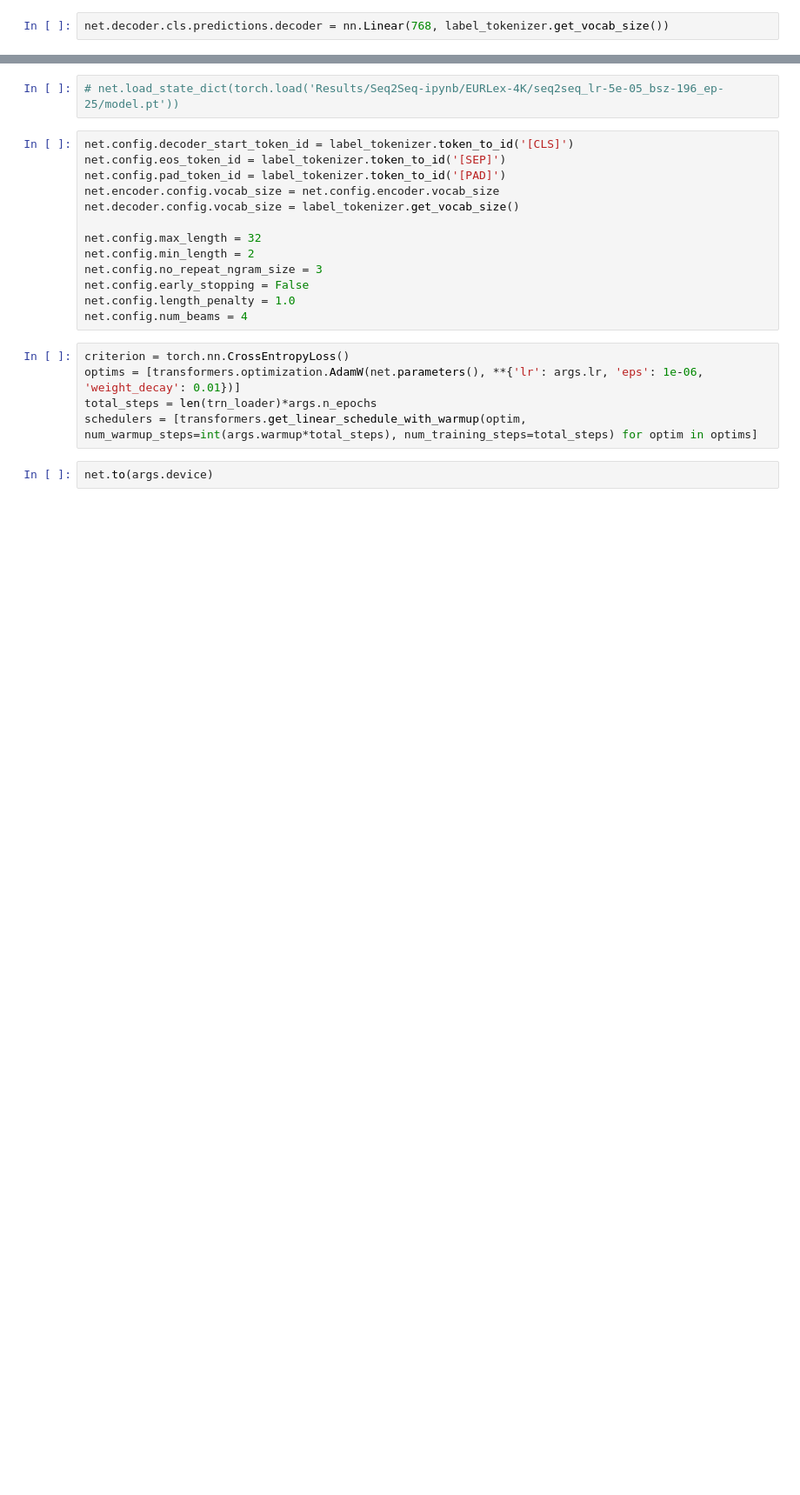
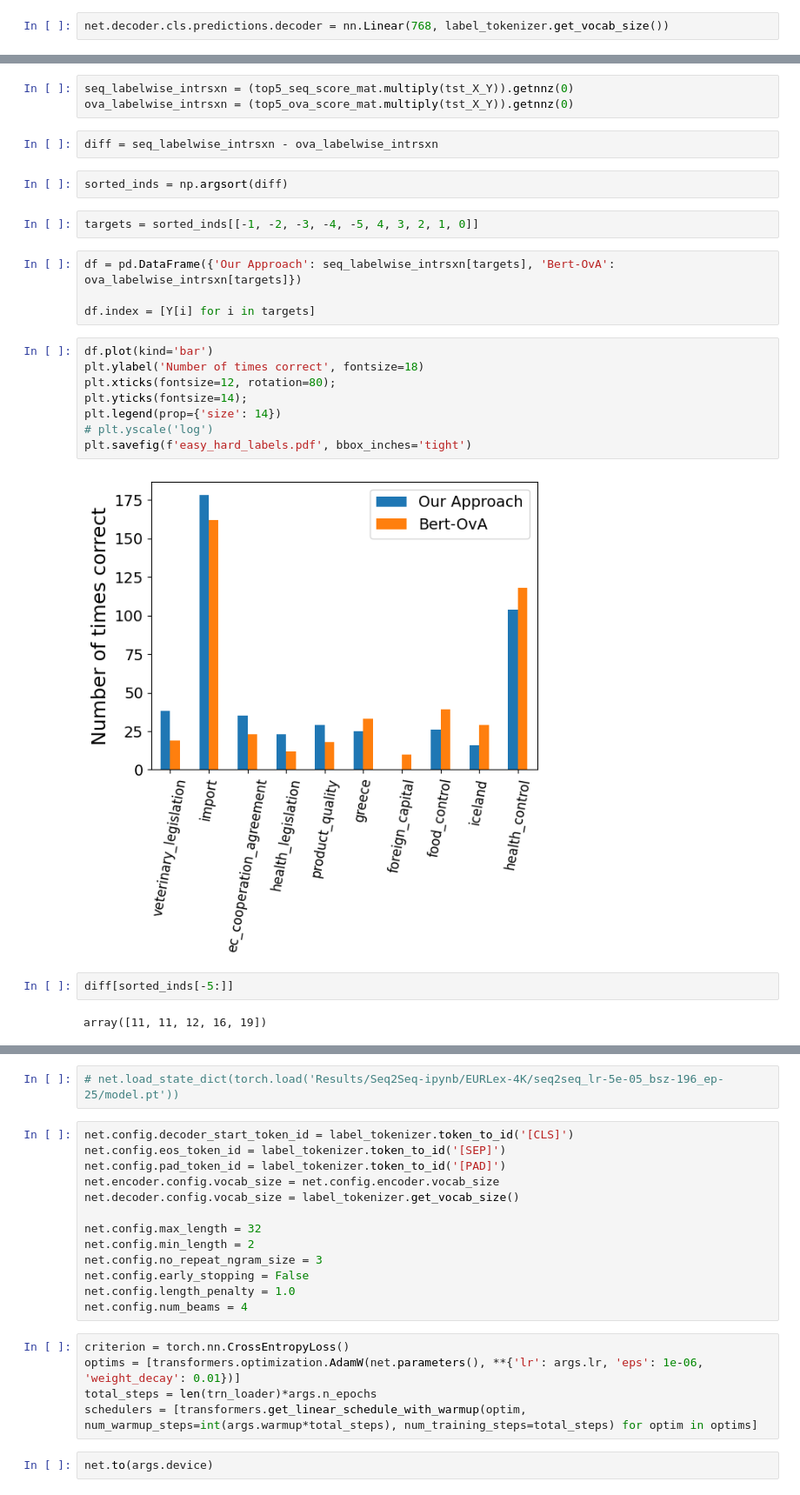
Before and after one commit to nilesh2797/NLP-project, a Jupyter notebook: seq2seq.ipynb, the cells around one changed output, grey strips where cells are left out. Shown at 87% size. Drawn from its saved outputs; the diff is of its cells as text; blank space fills up the shorter version.

```diff
--- a/seq2seq.ipynb
+++ b/seq2seq.ipynb
@@ -267,0 +353,27 @@ net.decoder.cls.predictions.decoder = nn.Linear(768, label_tokenizer.get_vocab_s
+# %%
+seq_labelwise_intrsxn = (top5_seq_score_mat.multiply(tst_X_Y)).getnnz(0)
+ova_labelwise_intrsxn = (top5_ova_score_mat.multiply(tst_X_Y)).getnnz(0)
+# %%
+diff = seq_labelwise_intrsxn - ova_labelwise_intrsxn
+# %%
+sorted_inds = np.argsort(diff)
+# %%
+targets = sorted_inds[[-1, -2, -3, -4, -5, 4, 3, 2, 1, 0]]
+# %%
+df = pd.DataFrame({'Our Approach': seq_labelwise_intrsxn[targets], 'Bert-OvA': ova_labelwise_intrsxn[targets]})
+
+df.index = [Y[i] for i in targets]
+# %%
+df.plot(kind='bar')
+plt.ylabel('Number of times correct', fontsize=18)
+plt.xticks(fontsize=12, rotation=80);
+plt.yticks(fontsize=14);
+plt.legend(prop={'size': 14})
+# plt.yscale('log')
+plt.savefig(f'easy_hard_labels.pdf', bbox_inches='tight')
+# %% [output]
+[figure, added]
+# %%
+diff[sorted_inds[-5:]]
+# %% [output]
+array([11, 11, 12, 16, 19])
```
Also changed, not shown: parts of 53 cells of this notebook, 35 other files.
